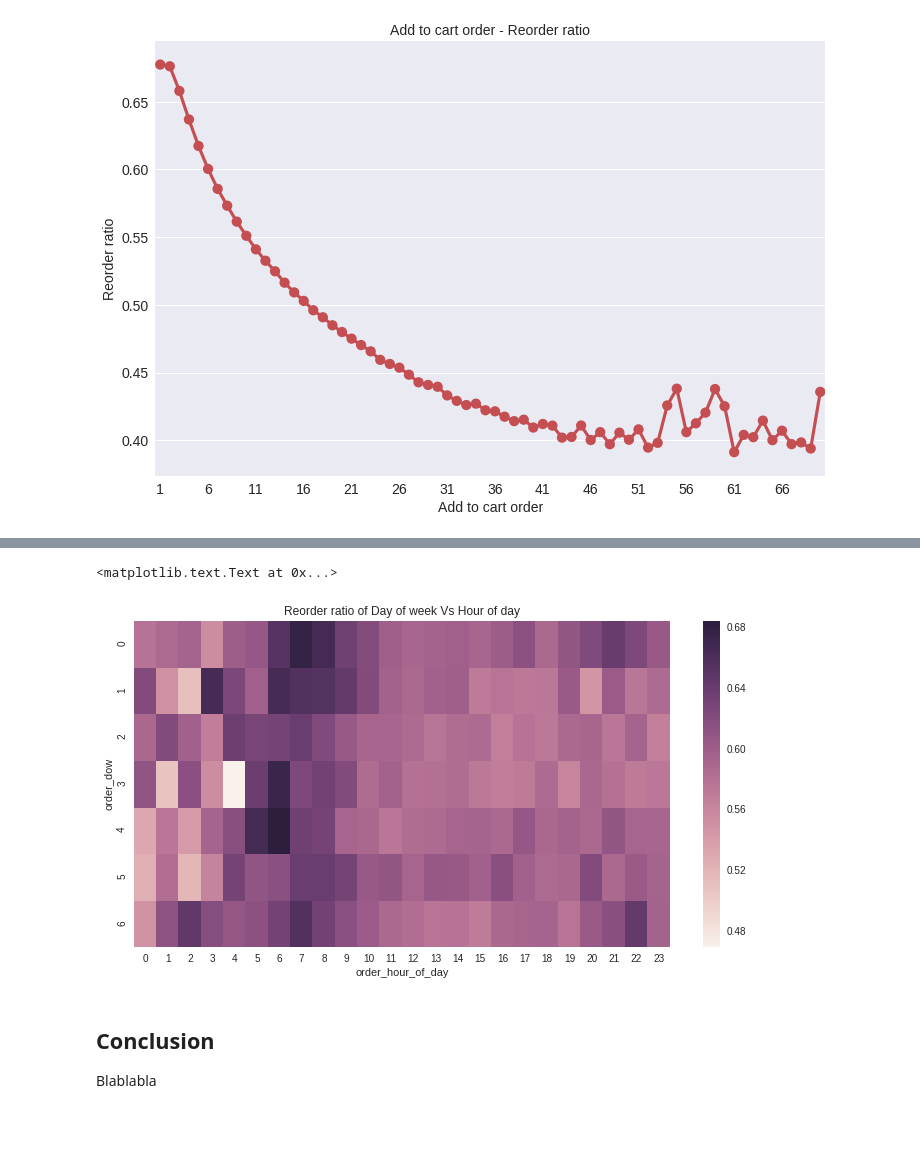
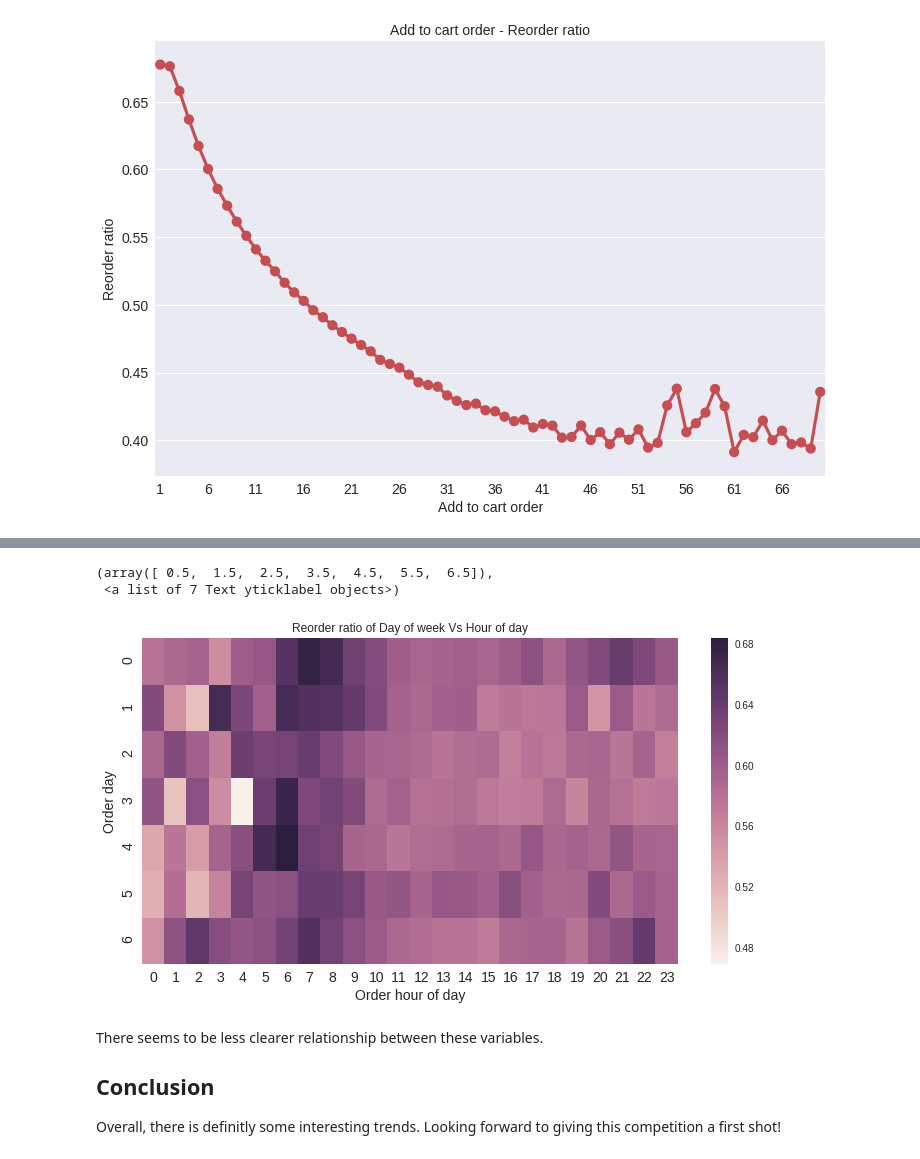
Before and after one commit to hallvardnydal/instacart, a Jupyter notebook: Exploration Notebook.ipynb, the cells around one changed output, grey strips where cells are left out. Drawn from its saved outputs; the diff is of its cells as text; code cells hidden in the pictures; blank space fills up the shorter version.

Commit message:
First exploration notebook

```diff
--- a/Exploration Notebook.ipynb
+++ b/Exploration Notebook.ipynb
@@ -603,14 +618,23 @@ plt.ylim(0.5, 0.7)
 # %%
 grouped_df = order_products_train_df.groupby(["order_dow", "order_hour_of_day"])["reordered"].aggregate("mean").reset_index()
 grouped_df = grouped_df.pivot('order_dow', 'order_hour_of_day', 'reordered')
 
 plt.figure(figsize=(12,6))
 sns.heatmap(grouped_df)
 plt.title("Reorder ratio of Day of week Vs Hour of day")
+
+plt.xlabel("Order hour of day",fontsize=fs)
+plt.ylabel("Order day",fontsize=fs)
+
+plt.xticks(fontsize=fs)
+plt.yticks(fontsize=fs)
 # %% [output]
-<matplotlib.text.Text at 0x...>
+(array([ 0.5,  1.5,  2.5,  3.5,  4.5,  5.5,  6.5]),
+ <a list of 7 Text yticklabel objects>)
-[figure, old version]
+[figure, new version]
-# %% [markdown]
-## Conclusion
-
-Blablabla
+# %% [markdown]
+There seems to be less clearer relationship between these variables.
+
+## Conclusion
+
+Overall, there is definitly some interesting trends. Looking forward to giving this competition a first shot!
```
Also changed, not shown: parts of 19 cells of this notebook, 1 other file.
